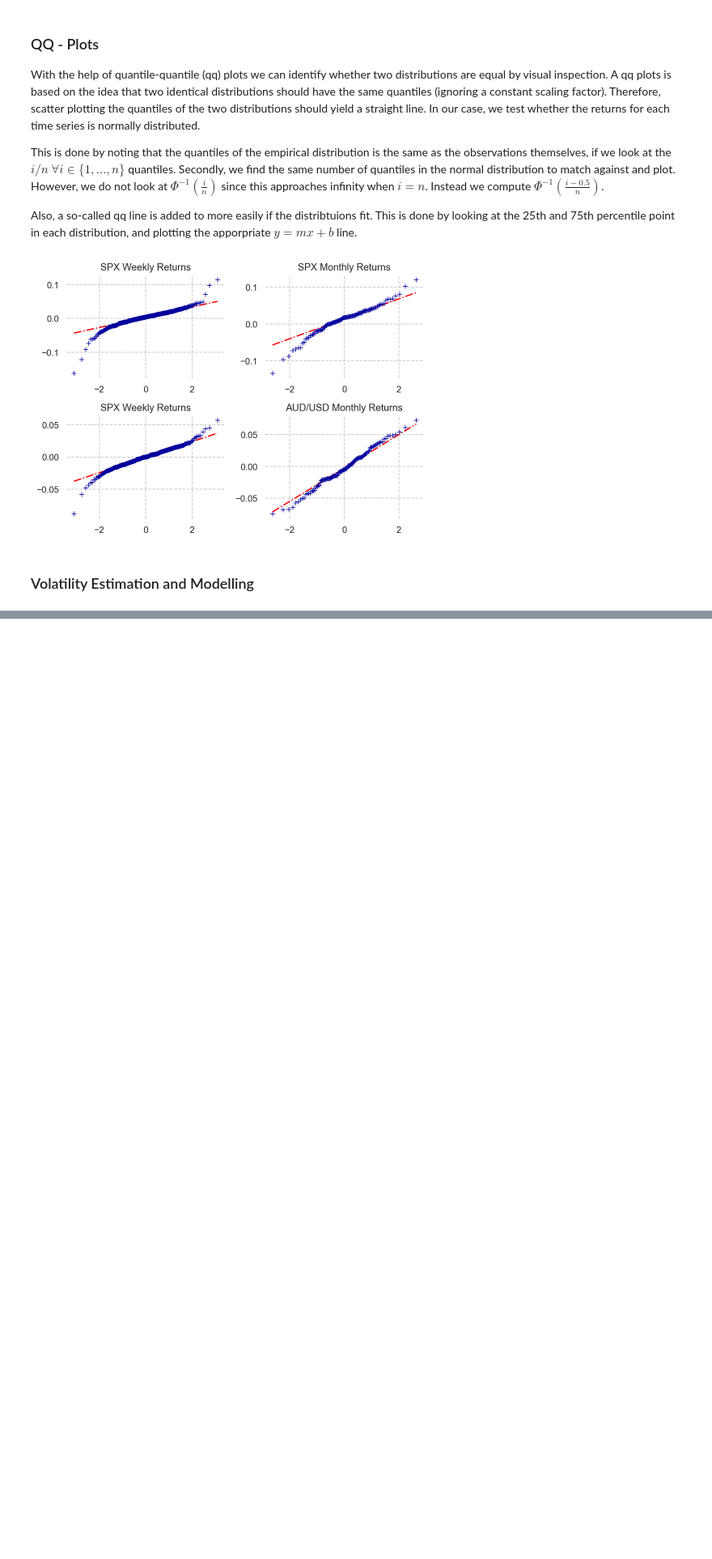
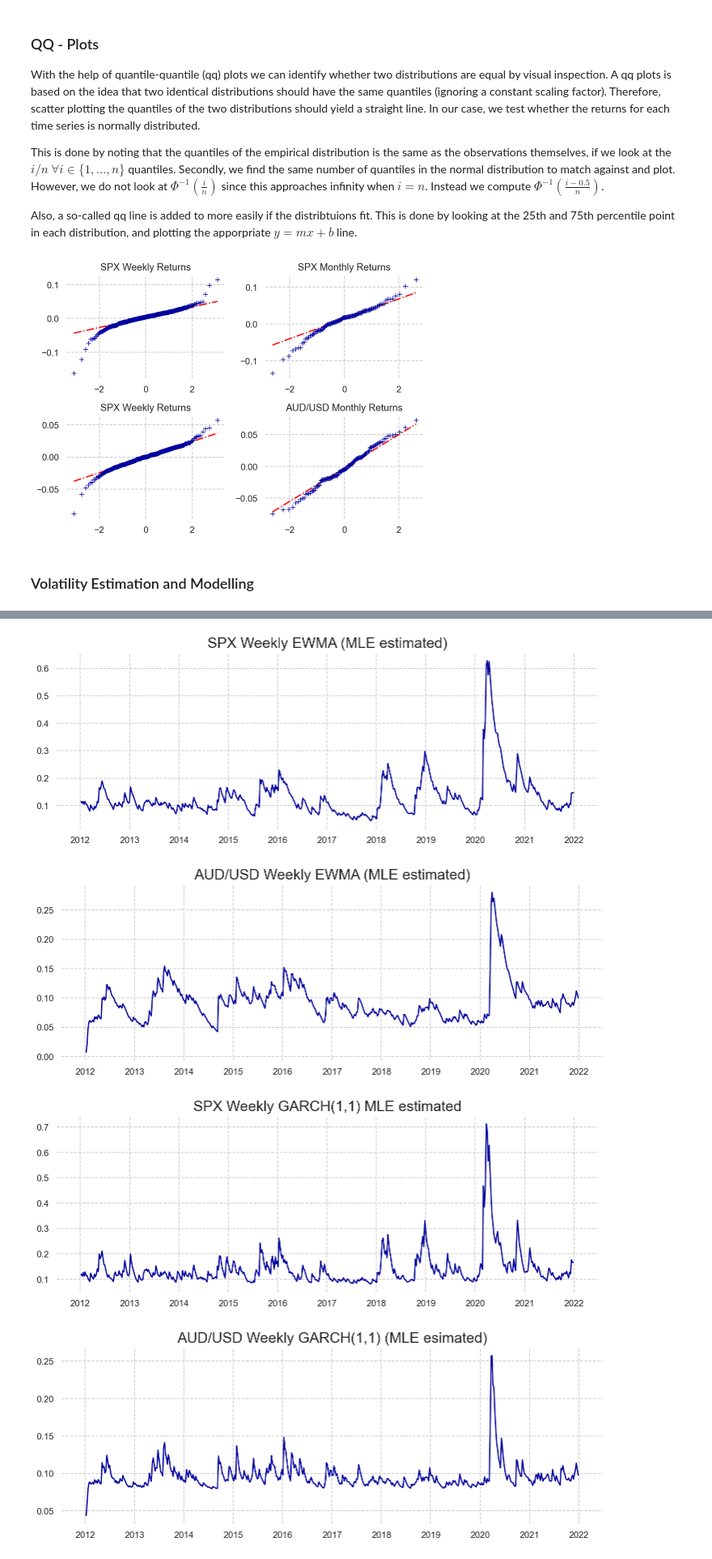
Before and after one commit to Sinbad-The-Sailor/Financial-Mathematics-Notebooks, a Jupyter notebook: volatility_modelling.ipynb, the cells around one changed output, grey strips where cells are left out. Shown at 81% size. Drawn from its saved outputs; the diff is of its cells as text; code cells hidden in the pictures; blank space fills up the shorter version.

```diff
--- a/volatility_modelling.ipynb
+++ b/volatility_modelling.ipynb
@@ -299,0 +358,36 @@ def EqWMA(data):
+# %%
+from scipy.optimize import minimize
+
+cons_ewma = [{'type': 'eq', 'fun': lambda x: x[0]},
+             {'type': 'eq', 'fun': lambda x: x[1] + x[2] - 1},
+             {'type': 'ineq', 'fun': lambda x: x[1]},
+             {'type': 'ineq', 'fun': lambda x: x[2]}]
+
+cons_garch = [{'type': 'ineq', 'fun': lambda x:  -x[1] - x[2] + 1},
+        {'type': 'ineq', 'fun': lambda x:  x[0]},
+        {'type': 'ineq', 'fun': lambda x:  x[1]},
+        {'type': 'ineq', 'fun': lambda x:  x[2]}]
+
+cons_garch_VT = 0
+
+x0 = [0, 0.06, 0.94]
+result_spx_ewma = minimize(log_likelihood, x0, constraints = cons_ewma, args=spx_weekly_returns)
+
+x0 = [0, 0.05, 0.95]
+result_aud_ewma = minimize(log_likelihood, x0, constraints=cons_ewma, args=aud_weekly_returns)
+
+x0 = [0.022, 0.3, 0.2]
+result_spx_garch = minimize(log_likelihood, x0, constraints = cons_garch, args=spx_weekly_returns)
+
+x0 = [0.1, 0.3, 0.4]
+result_aud_garch = minimize(log_likelihood, x0, constraints = cons_garch, args=aud_weekly_returns)
+# %%
+EWMA_annualized(spx_weekly_returns[1:], result_spx_ewma.x[2], 1/52, 'SPX Weekly EWMA (MLE estimated)')
+EWMA_annualized(aud_weekly_returns[1:], result_aud_ewma.x[2], 1/52, 'AUD/USD Weekly EWMA (MLE estimated)')
+GARCH_annualized(spx_weekly_returns[1:], result_spx_garch.x[0], result_spx_garch.x[1], result_spx_garch.x[2], 1/52, 'SPX Weekly GARCH(1,1) MLE estimated')
+GARCH_annualized(aud_weekly_returns[1:], result_aud_garch.x[0], result_aud_garch.x[1], result_aud_garch.x[2], 1/52, 'AUD/USD Weekly GARCH(1,1) (MLE esimated)')
+# %% [output]
+[figure, added]
+[figure, added]
+[figure, added]
+[figure, added]
```
Also changed, not shown: parts of 6 cells of this notebook.
